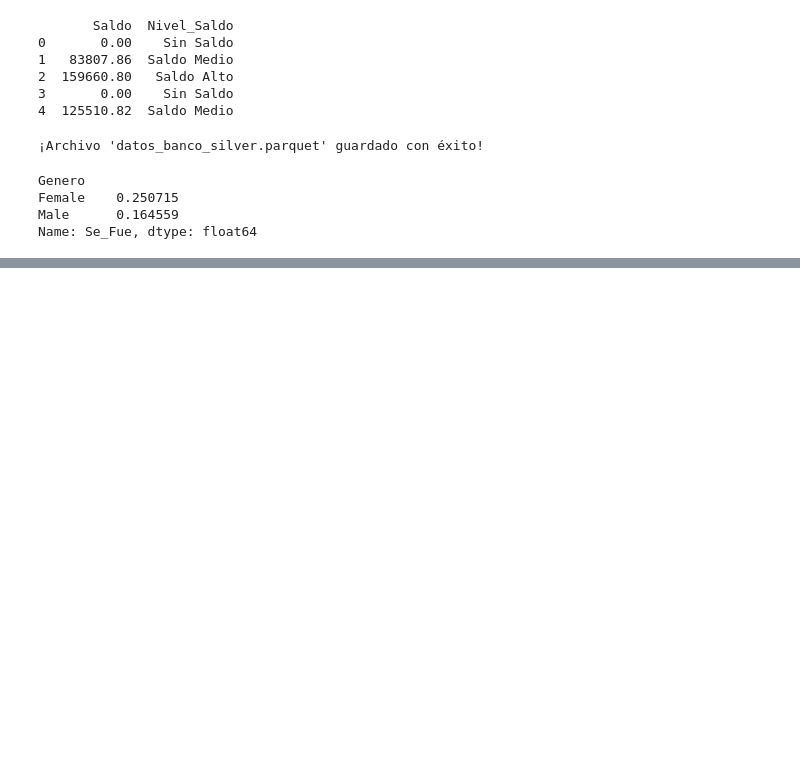
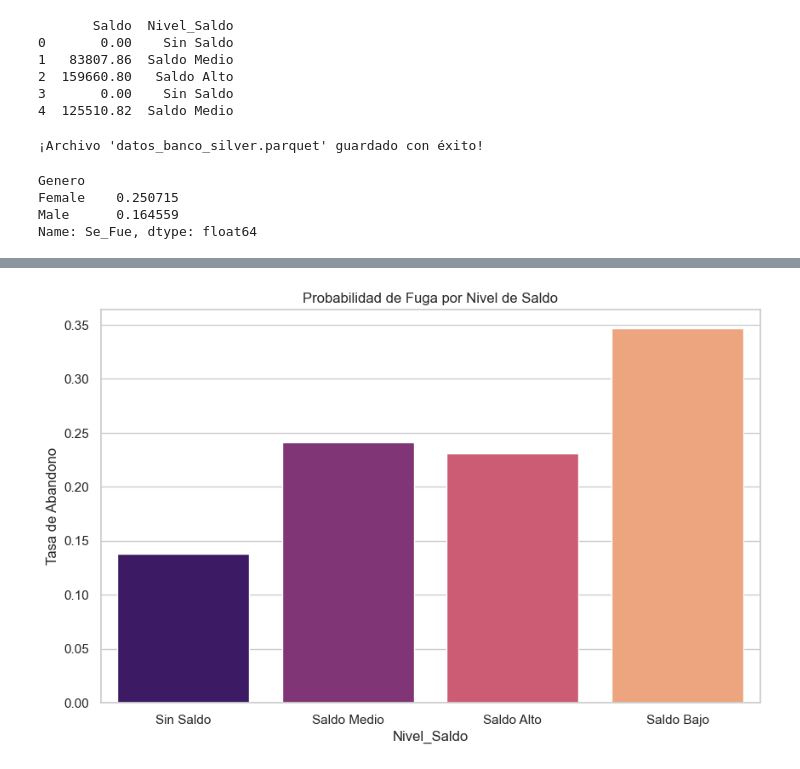
Before and after one commit to maidanaignacio/Proyecto-Data-Banca, a Jupyter notebook: proyecto_banca1.ipynb, the cells around one changed output, grey strips where cells are left out. Saved outputs shown, nothing was run; the diff lists cells and outputs as text; code cells hidden in the pictures; blank space fills up the shorter version.

```diff
--- a/proyecto_banca1.ipynb
+++ b/proyecto_banca1.ipynb
@@ -94,0 +117,9 @@ Name: Se_Fue, dtype: float64
+# %%
+plt.figure(figsize=(10, 6))
+# Usamos la columna que creaste en la Semana 1
+sns.barplot(x='Nivel_Saldo', y='Se_Fue', data=df_limpio, palette='magma', ci=None)
+plt.title('Probabilidad de Fuga por Nivel de Saldo')
+plt.ylabel('Tasa de Abandono')
+plt.show()
+# %% [output]
+[figure, added]
```
Also changed, not shown: parts of 3 cells of this notebook.
